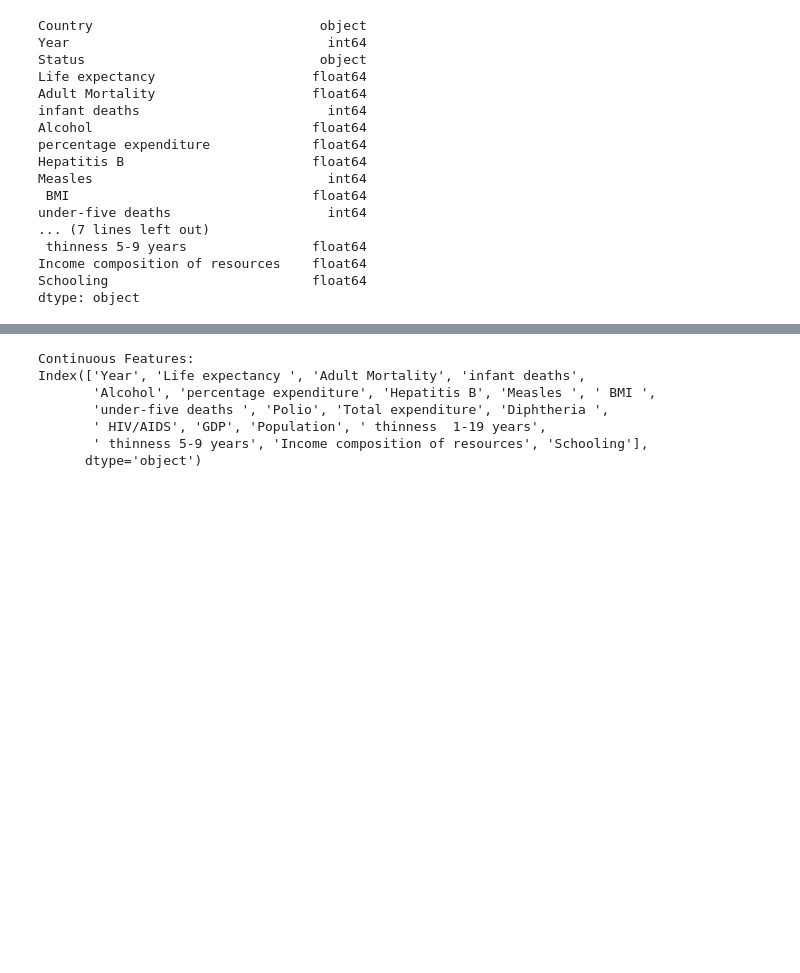
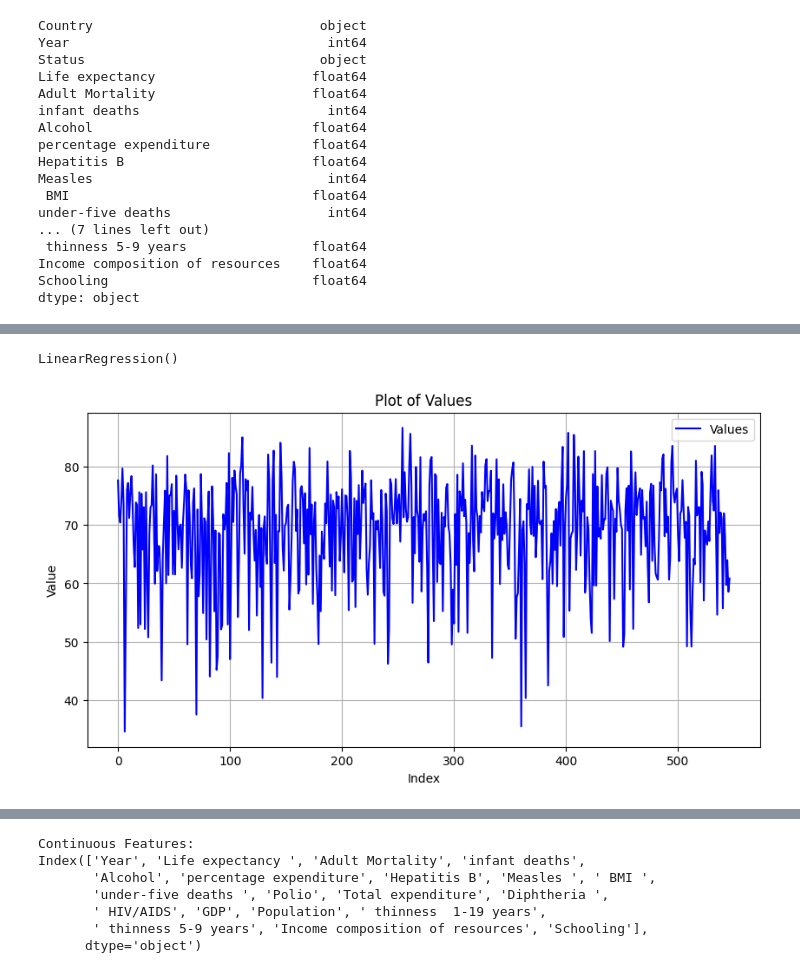
Before and after one commit to LlirikOknessu/AICourseEGroup, a Jupyter notebook: Sawma/data/analyze.ipynb, the cells around one changed output, grey strips where cells are left out. Drawn from its saved outputs; the diff is of its cells as text; code cells hidden in the pictures; blank space fills up the shorter version.

```diff
--- a/Sawma/data/analyze.ipynb
+++ b/Sawma/data/analyze.ipynb
@@ -533,0 +556,28 @@ print(df.head())
+# %%
+y = df2['Life expectancy ']
+X = df2.drop(columns=['Life expectancy '])
+# %%
+X_train, X_test, y_train, y_test = train_test_split(X, y,test_size=0.2,random_state=1)
+# %%
+regr=linear_model.LinearRegression()
+regr.fit(X_train, y_train)
+# %% [output]
+LinearRegression()
+# %%
+predicted=regr.predict( X_test)
+# %%
+
+# Sample data
+values = predicted
+
+# Plotting the data
+plt.figure(figsize=(10, 5))
+plt.plot(values, linestyle='-', color='b', label='Values')
+plt.title('Plot of Values')
+plt.xlabel('Index')
+plt.ylabel('Value')
+plt.legend()
+plt.grid(True)
+plt.show()
+# %% [output]
+[figure, added]
```
Also changed, not shown: parts of 89 cells of this notebook, 1 other file.
